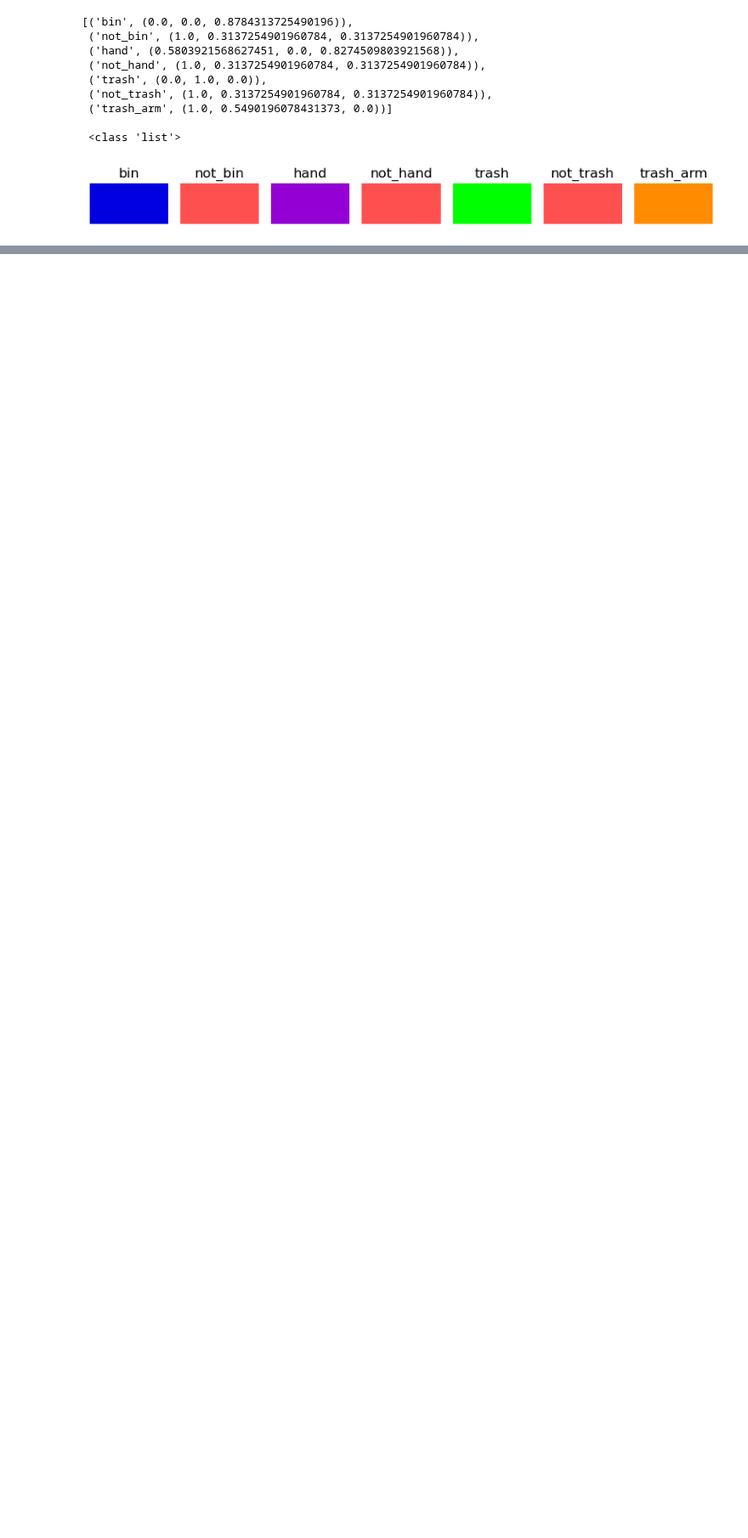
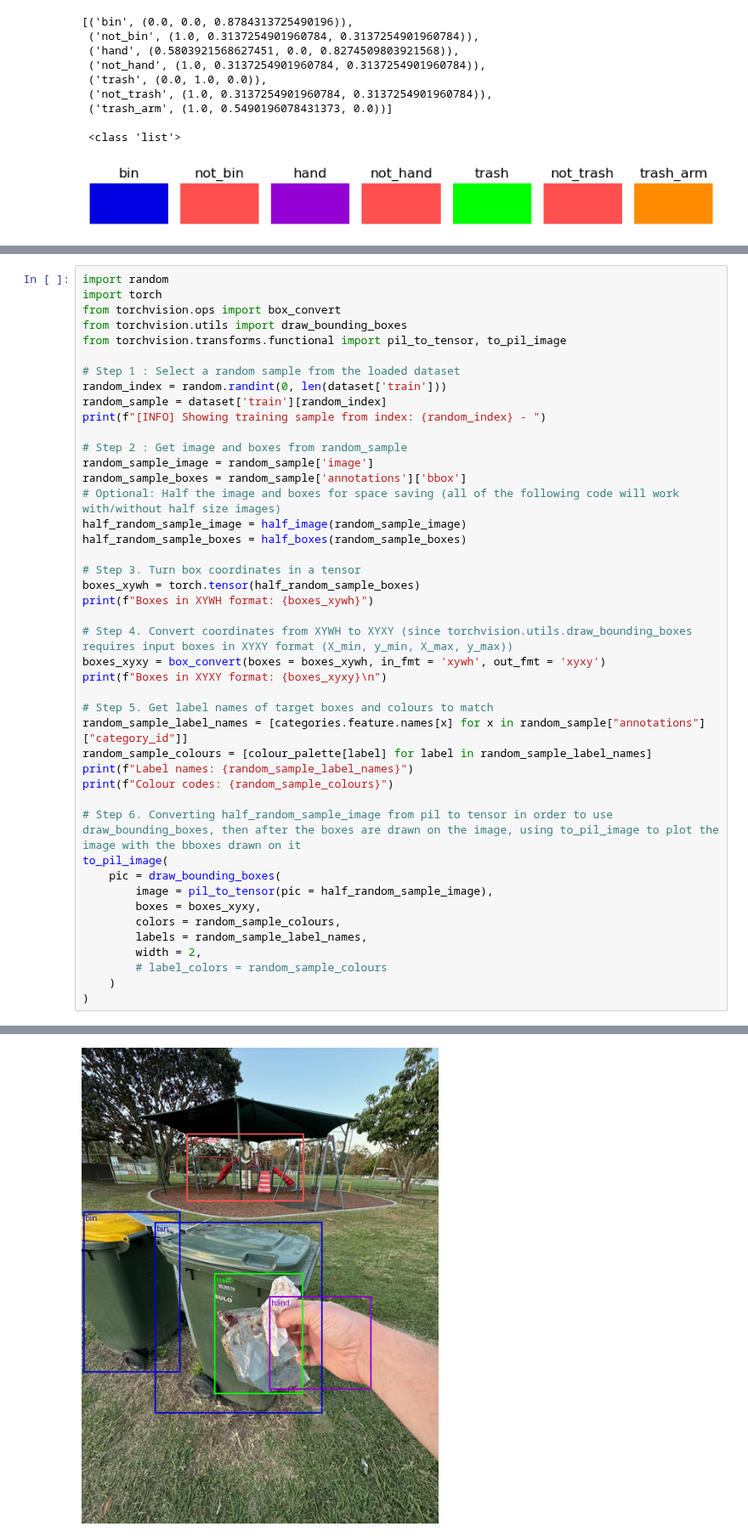
Before and after one commit to This-Is-Suhrid-apparently/DL_Backbone_Implementations, a Jupyter notebook: Object_Detection_with_HF_Transformers/object_detection.ipynb, the cells around one changed output, grey strips where cells are left out. Shown at 85% size. Cells and saved outputs as stored; diff of their text form; blank space fills up the shorter version.

```diff
--- a/Object_Detection_with_HF_Transformers/object_detection.ipynb
+++ b/Object_Detection_with_HF_Transformers/object_detection.ipynb
@@ -227,0 +324,45 @@ plt.show()
+# %%
+import random
+import torch
+from torchvision.ops import box_convert
+from torchvision.utils import draw_bounding_boxes
+from torchvision.transforms.functional import pil_to_tensor, to_pil_image
+
+# Step 1 : Select a random sample from the loaded dataset
+random_index = random.randint(0, len(dataset['train']))
+random_sample = dataset['train'][random_index]
+print(f"[INFO] Showing training sample from index: {random_index} - ")
+
+# Step 2 : Get image and boxes from random_sample
+random_sample_image = random_sample['image']
+random_sample_boxes = random_sample['annotations']['bbox']
+# Optional: Half the image and boxes for space saving (all of the following code will work with/without half size images)
+half_random_sample_image = half_image(random_sample_image)
+half_random_sample_boxes = half_boxes(random_sample_boxes)
+
+# Step 3. Turn box coordinates in a tensor
+boxes_xywh = torch.tensor(half_random_sample_boxes)
+print(f"Boxes in XYWH format: {boxes_xywh}")
+
+# Step 4. Convert coordinates from XYWH to XYXY (since torchvision.utils.draw_bounding_boxes requires input boxes in XYXY format (X_min, y_min, X_max, y_max))
+boxes_xyxy = box_convert(boxes = boxes_xywh, in_fmt = 'xywh', out_fmt = 'xyxy')
+print(f"Boxes in XYXY format: {boxes_xyxy}\n")
+
+# Step 5. Get label names of target boxes and colours to match
+random_sample_label_names = [categories.feature.names[x] for x in random_sample["annotations"]["category_id"]]
+random_sample_colours = [colour_palette[label] for label in random_sample_label_names]
+print(f"Label names: {random_sample_label_names}")
+print(f"Colour codes: {random_sample_colours}")
+
+# Step 6. Converting half_random_sample_image from pil to tensor in order to use draw_bounding_boxes, then after the boxes are drawn on the image, using to_pil_image to plot the image with the bboxes drawn on it
+to_pil_image(
+    pic = draw_bounding_boxes(
+        image = pil_to_tensor(pic = half_random_sample_image),
+        boxes = boxes_xyxy,
+        colors = random_sample_colours,
+        labels = random_sample_label_names,
+        width = 2,
+        # label_colors = random_sample_colours
+    )
+)
+# %% [output]
@@ -227,0 +383 @@ plt.show()
+[figure, added]
```
Also changed, not shown: parts of 15 cells of this notebook.
